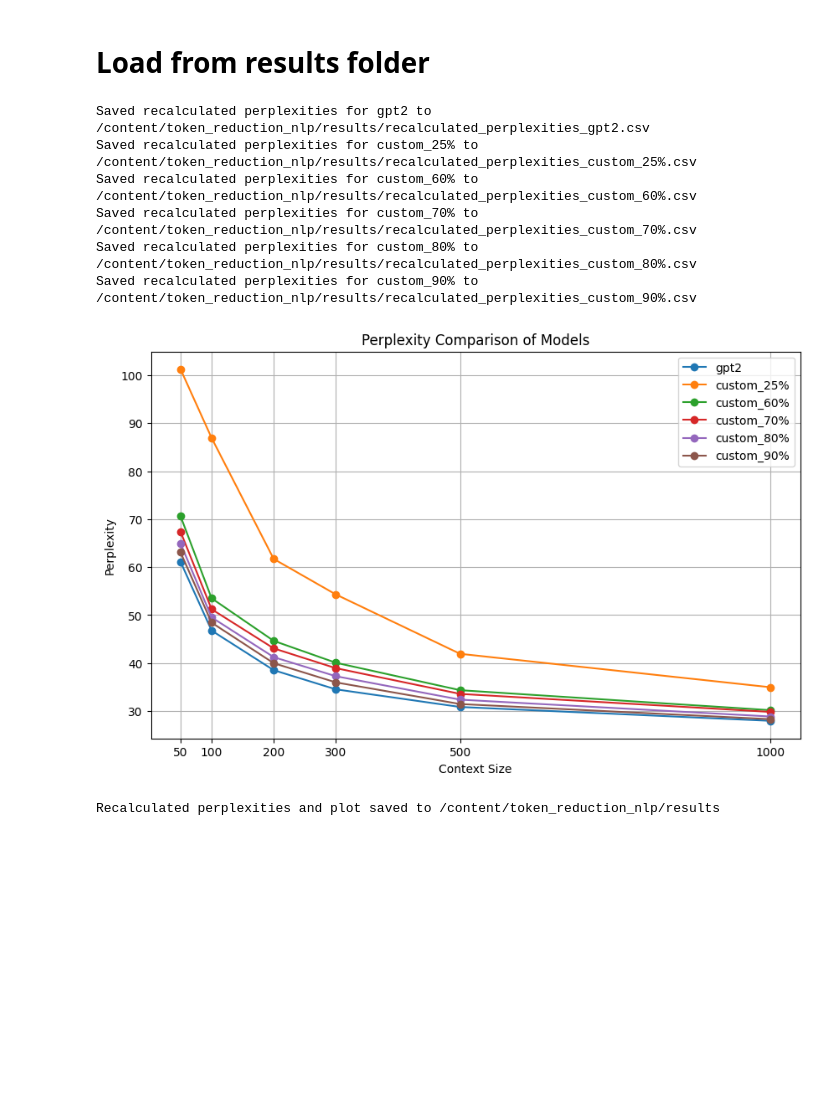
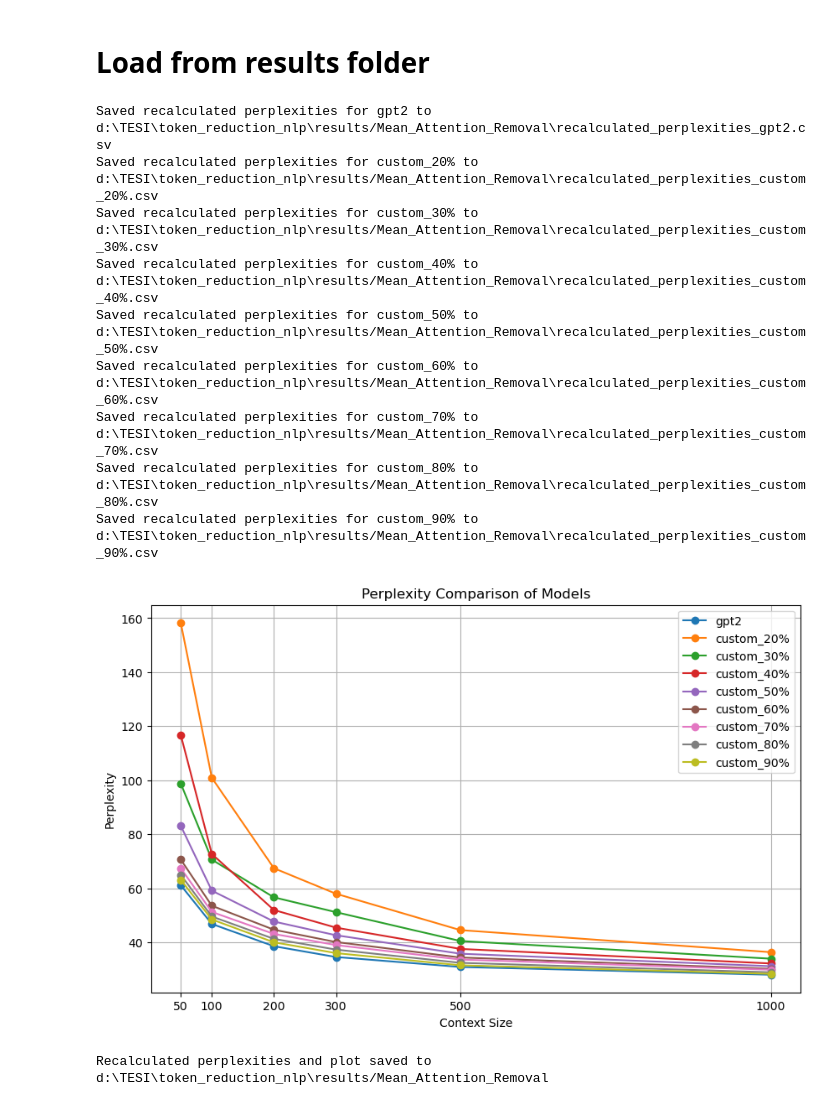
Before and after one commit to sosamandara/token_reduction_nlp, a Jupyter notebook: notebooks/Perplexity_Comparison.ipynb, the cells around one changed output. Drawn from its saved outputs; the diff is of its cells as text; code cells hidden in the pictures; blank space fills up the shorter version.

Commit message:
retrieve ppl on more values of K and change the directorz saved(added folder Mean_Attention_Removal)

```diff
--- a/notebooks/Perplexity_Comparison.ipynb
+++ b/notebooks/Perplexity_Comparison.ipynb
@@ -122,17 +194,22 @@ evaluate_and_save_perplexities(models, model_names, encodings, window_sizes, out
 # %%
 # Example usage
 window_sizes = [50, 100, 200, 300, 500, 1000]
-model_names = ['gpt2', 'custom_25%', 'custom_60%', 'custom_70%', 'custom_80%', 'custom_90%']
+#model_names = ['gpt2', 'custom_10%', 'custom_25%', 'custom_40%', 'custom_50%', 'custom_60%', 'custom_70%', 'custom_80%', 'custom_90%']
+#model_names = ['gpt2', 'custom_25%', 'custom_40%', 'custom_50%', 'custom_60%', 'custom_70%', 'custom_80%', 'custom_90%']
+model_names = ['gpt2', 'custom_20%', 'custom_30%', 'custom_40%', 'custom_50%', 'custom_60%', 'custom_70%', 'custom_80%', 'custom_90%']
 project_root = os.path.abspath(os.path.join(os.getcwd(), '..'))
-output_dir = os.path.join(project_root, 'results')
+output_dir = os.path.join(project_root, 'results/Mean_Attention_Removal')
 
 recalculate_and_plot_perplexities(window_sizes, model_names, output_dir)
 # %% [output]
-Saved recalculated perplexities for gpt2 to /content/token_reduction_nlp/results/recalculated_perplexities_gpt2.csv
-Saved recalculated perplexities for custom_25% to /content/token_reduction_nlp/results/recalculated_perplexities_custom_25%.csv
-Saved recalculated perplexities for custom_60% to /content/token_reduction_nlp/results/recalculated_perplexities_custom_60%.csv
-Saved recalculated perplexities for custom_70% to /content/token_reduction_nlp/results/recalculated_perplexities_custom_70%.csv
-Saved recalculated perplexities for custom_80% to /content/token_reduction_nlp/results/recalculated_perplexities_custom_80%.csv
-Saved recalculated perplexities for custom_90% to /content/token_reduction_nlp/results/recalculated_perplexities_custom_90%.csv
+Saved recalculated perplexities for gpt2 to d:\TESI\token_reduction_nlp\results/Mean_Attention_Removal\recalculated_perplexities_gpt2.csv
+Saved recalculated perplexities for custom_20% to d:\TESI\token_reduction_nlp\results/Mean_Attention_Removal\recalculated_perplexities_custom_20%.csv
+Saved recalculated perplexities for custom_30% to d:\TESI\token_reduction_nlp\results/Mean_Attention_Removal\recalculated_perplexities_custom_30%.csv
+Saved recalculated perplexities for custom_40% to d:\TESI\token_reduction_nlp\results/Mean_Attention_Removal\recalculated_perplexities_custom_40%.csv
+Saved recalculated perplexities for custom_50% to d:\TESI\token_reduction_nlp\results/Mean_Attention_Removal\recalculated_perplexities_custom_50%.csv
+Saved recalculated perplexities for custom_60% to d:\TESI\token_reduction_nlp\results/Mean_Attention_Removal\recalculated_perplexities_custom_60%.csv
+Saved recalculated perplexities for custom_70% to d:\TESI\token_reduction_nlp\results/Mean_Attention_Removal\recalculated_perplexities_custom_70%.csv
+Saved recalculated perplexities for custom_80% to d:\TESI\token_reduction_nlp\results/Mean_Attention_Removal\recalculated_perplexities_custom_80%.csv
+Saved recalculated perplexities for custom_90% to d:\TESI\token_reduction_nlp\results/Mean_Attention_Removal\recalculated_perplexities_custom_90%.csv
-[figure, old version]
+[figure, new version]
-Recalculated perplexities and plot saved to /content/token_reduction_nlp/results
+Recalculated perplexities and plot saved to d:\TESI\token_reduction_nlp\results/Mean_Attention_Removal
```
Also changed, not shown: parts of 7 cells of this notebook, 2 other files.
